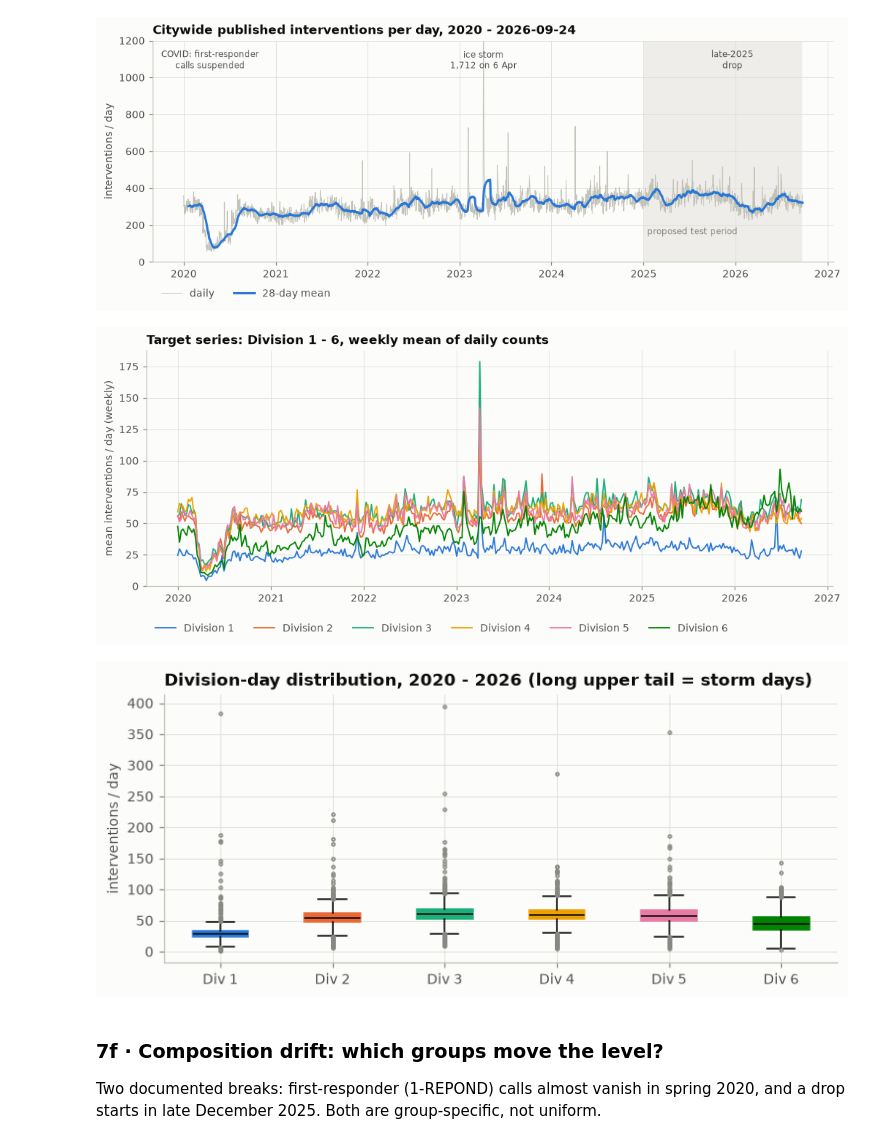
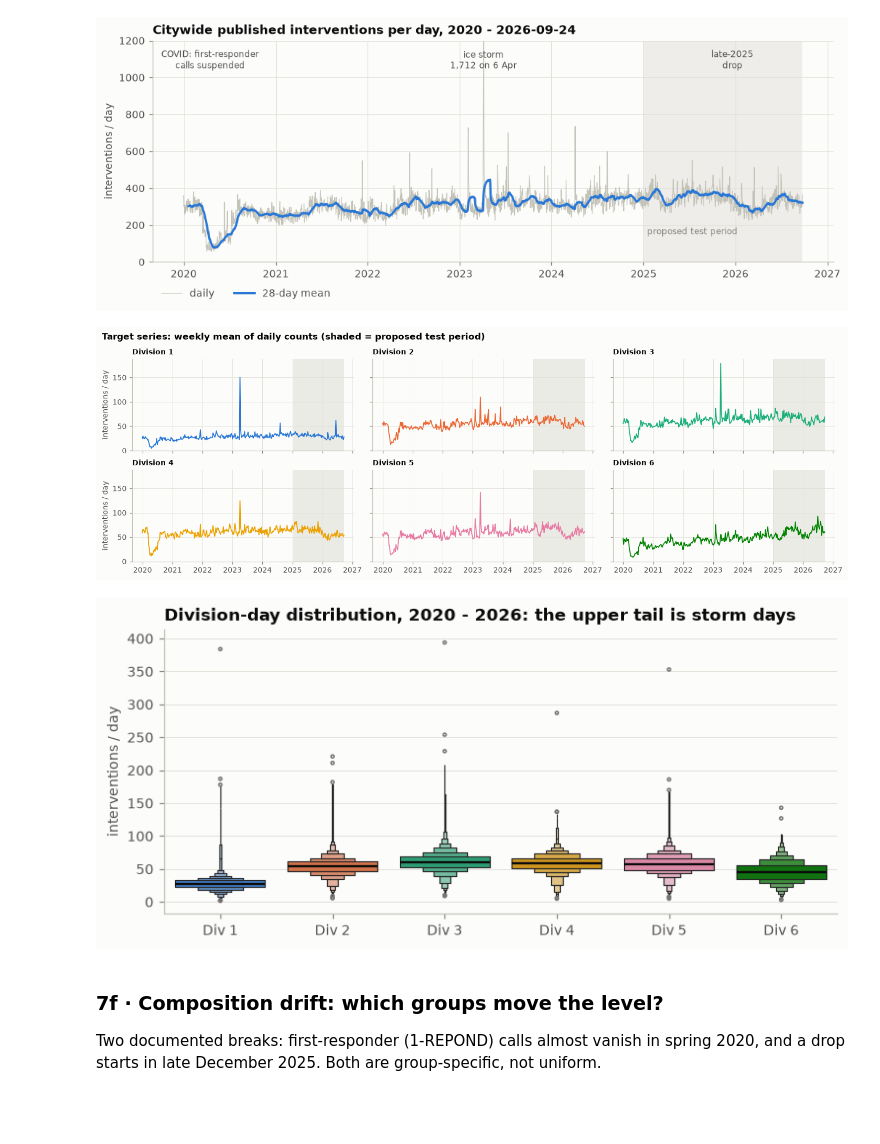
Before and after one commit to abouganemi/ycit440-sim-forecast, a Jupyter notebook: notebooks/01_eda.ipynb, the cells around one changed output. Cells and saved outputs as stored; diff of their text form; code cells hidden in the pictures; blank space fills up the shorter version.

```diff
--- a/notebooks/01_eda.ipynb
+++ b/notebooks/01_eda.ipynb
@@ -850,42 +852,67 @@ shape: (7, 3)
 # %%
 div_w = (
     div.drop_nulls()
     .group_by_dynamic("date", every="1w", group_by="DIVISION")
     .agg(n=pl.col("n").mean())
     .sort("DIVISION", "date")
 )
-fig, ax = plt.subplots(figsize=(11, 3.8))
-for k in TARGET_DIVISIONS:
-    s = div_w.filter(pl.col("DIVISION") == k)
-    ax.plot(s["date"], s["n"], color=DIV_COLOR[k], linewidth=1.2, label=f"Division {k}")
-ax.set_ylabel("mean interventions / day (weekly)")
-ax.set_title("Target series: Division 1 - 6, weekly mean of daily counts")
-ax.legend(ncol=6, loc="upper left", bbox_to_anchor=(0, -0.12))
-ax.set_ylim(0, None)
-save(fig, "07_division_weekly")
+# One panel per division on a shared scale: six overlapping lines hide each other.
+g = sns.relplot(
+    data=div_w.to_pandas(),
+    x="date",
+    y="n",
+    col="DIVISION",
+    col_wrap=3,
+    hue="DIVISION",
+    palette=DIV_COLOR,
+    kind="line",
+    linewidth=1.2,
+    legend=False,
+    height=2.3,
+    aspect=1.9,
+    facet_kws={"sharey": True, "sharex": True},
+)
+g.set_titles("Division {col_name}")
+g.set_axis_labels("", "interventions / day")
+test_span = mdates.date2num([date(2025, 1, 1), date(2026, 9, 24)])
+for ax in g.axes.flat:
+    ax.axvspan(*test_span, color=GRID, alpha=0.6, lw=0)
+    ax.xaxis.set_major_locator(mdates.YearLocator())
+    ax.xaxis.set_major_formatter(mdates.DateFormatter("%Y"))
+    ax.set_ylim(0, None)
+g.figure.suptitle(
+    "Target series: weekly mean of daily counts (shaded = proposed test period)",
+    x=0.01,
+    ha="left",
+    fontweight="bold",
+    fontsize=11,
+)
+g.figure.subplots_adjust(top=0.88)
+save(g.figure, "07_division_weekly")
 
-fig, ax = plt.subplots(figsize=(8, 3.2))
-data = [
-    div.filter(pl.col("DIVISION") == k)["n"].drop_nulls().to_numpy()
-    for k in TARGET_DIVISIONS
-]
-bp = ax.boxplot(
-    data,
-    tick_labels=[f"Div {k}" for k in TARGET_DIVISIONS],
-    patch_artist=True,
-    showfliers=True,
-    flierprops={"markersize": 2, "markeredgecolor": MUTED},
-    medianprops={"color": INK},
+# Letter-value (boxen) plot: each extra box halves the remaining tail, so storm
+# days show as structure instead of a cloud of outliers.
+fig, ax = plt.subplots(figsize=(8, 3.4))
+sns.boxenplot(
+    data=div.drop_nulls().to_pandas(),
+    x="DIVISION",
+    y="n",
+    hue="DIVISION",
+    palette=DIV_COLOR,
+    legend=False,
+    k_depth="trustworthy",
+    line_kws={"color": INK, "linewidth": 1.5},
+    flier_kws={"s": 4},
+    ax=ax,
 )
-for patch, k in zip(bp["boxes"], TARGET_DIVISIONS, strict=True):
-    patch.set_facecolor(DIV_COLOR[k])
-    patch.set_edgecolor(DIV_COLOR[k])
+ax.set_xticks(range(len(TARGET_DIVISIONS)), [f"Div {k}" for k in TARGET_DIVISIONS])
+ax.set_xlabel("")
 ax.set_ylabel("interventions / day")
-ax.set_title("Division-day distribution, 2020 - 2026 (long upper tail = storm days)")
+ax.set_title("Division-day distribution, 2020 - 2026: the upper tail is storm days")
 save(fig, "07_division_box")
 # %% [output]
-[figure, old version]
+[figure, new version]
-[figure, old version]
+[figure, new version]
 # %% [markdown]
 ### 7f · Composition drift: which groups move the level?
 
```
Also changed, not shown: parts of 2 cells of this notebook, 4 other files.
